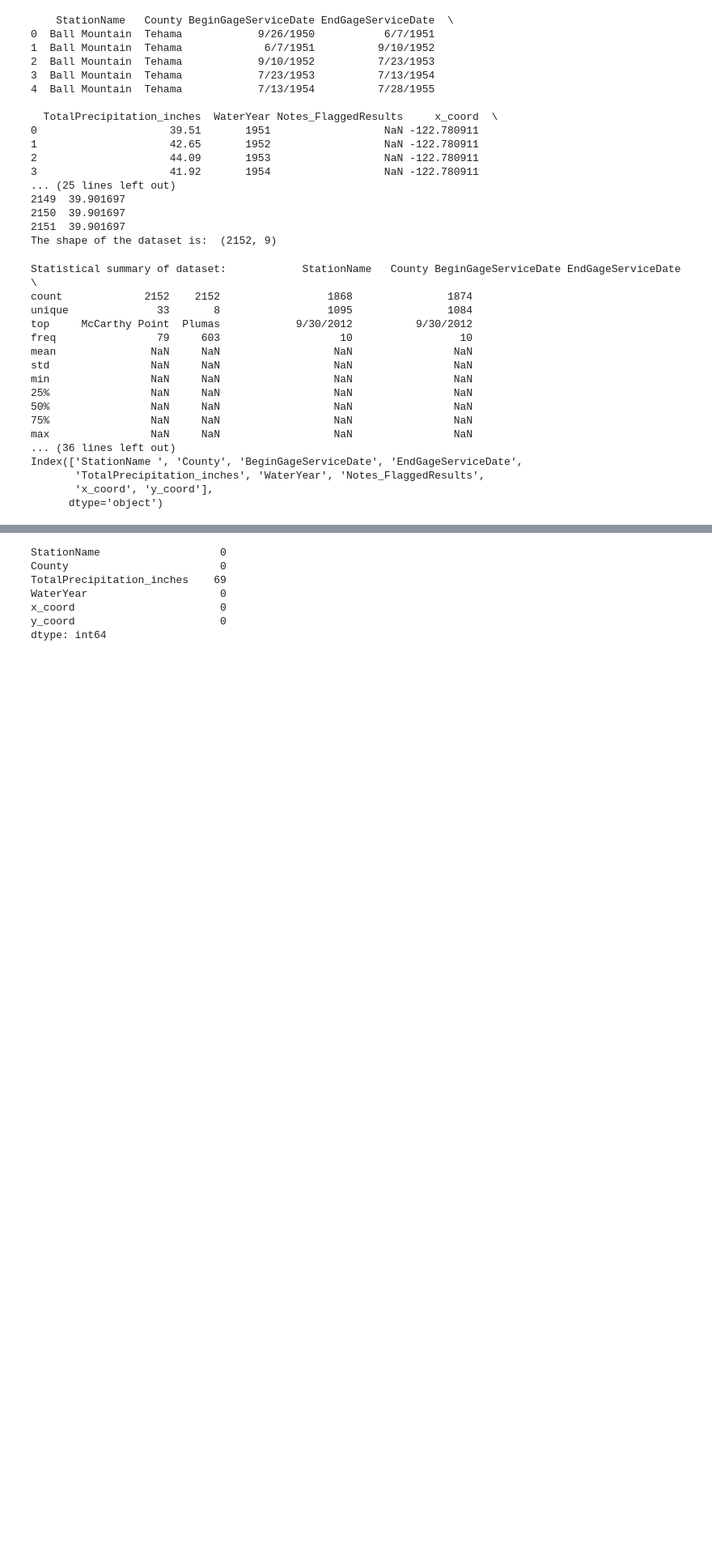
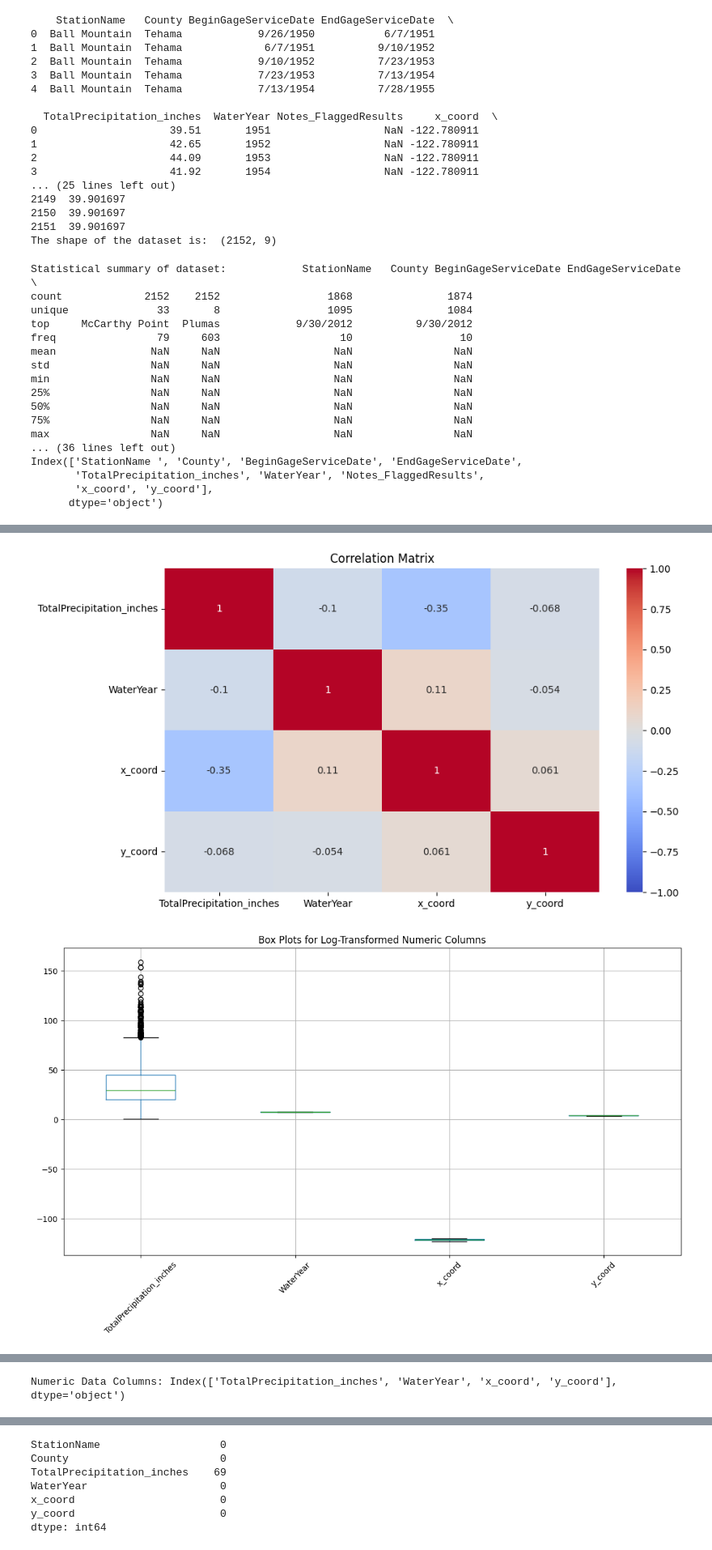
Before and after one commit to ria-bhandari/ECS_171_Project_FQ-24, a Jupyter notebook: Scripts/data_preprocessing.ipynb, the cells around one changed output, grey strips where cells are left out. Shown at 81% size. Saved outputs shown, nothing was run; the diff lists cells and outputs as text; code cells hidden in the pictures; blank space fills up the shorter version.

```diff
--- a/Scripts/data_preprocessing.ipynb
+++ b/Scripts/data_preprocessing.ipynb
@@ -118 +118,41 @@ print(numeric_data.columns)
 Index(['TotalPrecipitation_inches', 'WaterYear', 'x_coord', 'y_coord'], dtype='object')
+# %%
+import pandas as pd
+import matplotlib.pyplot as plt
+import seaborn as sns
+import numpy as np
+
+# Drop non-numeric columns
+numeric_data = df_rainfall.drop(columns=['StationName ', 'County', 'BeginGageServiceDate', 'EndGageServiceDate', 'Notes_FlaggedResults'])
+
+# Clean column names (strip spaces)
+numeric_data.columns = numeric_data.columns.str.strip()
+
+# Correlation Matrix
+corr_matrix = numeric_data.corr()
+
+# Plot Correlation Matrix
+plt.figure(figsize=(10, 6))
+sns.heatmap(corr_matrix, annot=True, cmap='coolwarm', vmin=-1, vmax=1)
+plt.title('Correlation Matrix')
+plt.show()
+
+# Apply Log Transformation for Skewed Data
+numeric_data_log = numeric_data.copy()
+for col in numeric_data.columns:
+    if (numeric_data[col] > 0).all():  # Log transform if all values are positive
+        numeric_data_log[col] = np.log1p(numeric_data[col])  # log1p to handle small values
+
+# Box Plots for Outlier Detection
+plt.figure(figsize=(14, 7))
+numeric_data_log.boxplot()
+plt.title('Box Plots for Log-Transformed Numeric Columns')
+plt.xticks(rotation=45)
+plt.show()
+
+# Pairplot for Exploring Relationships
+sns.pairplot(numeric_data.dropna(), diag_kind='kde')  # KDE for diagonal
+plt.show()
+# %% [output]
+[figure, added]
+[figure, added]
@@ -119,3 +160,4 @@ Index(['TotalPrecipitation_inches', 'WaterYear', 'x_coord', 'y_coord'], dtype='o
+Numeric Data Columns: Index(['TotalPrecipitation_inches', 'WaterYear', 'x_coord', 'y_coord'], dtype='object')
 # %%
 # Plotting the distribution
 plt.figure(figsize=(10, 6))
```
Also changed, not shown: parts of 4 cells of this notebook, 2 other files.
